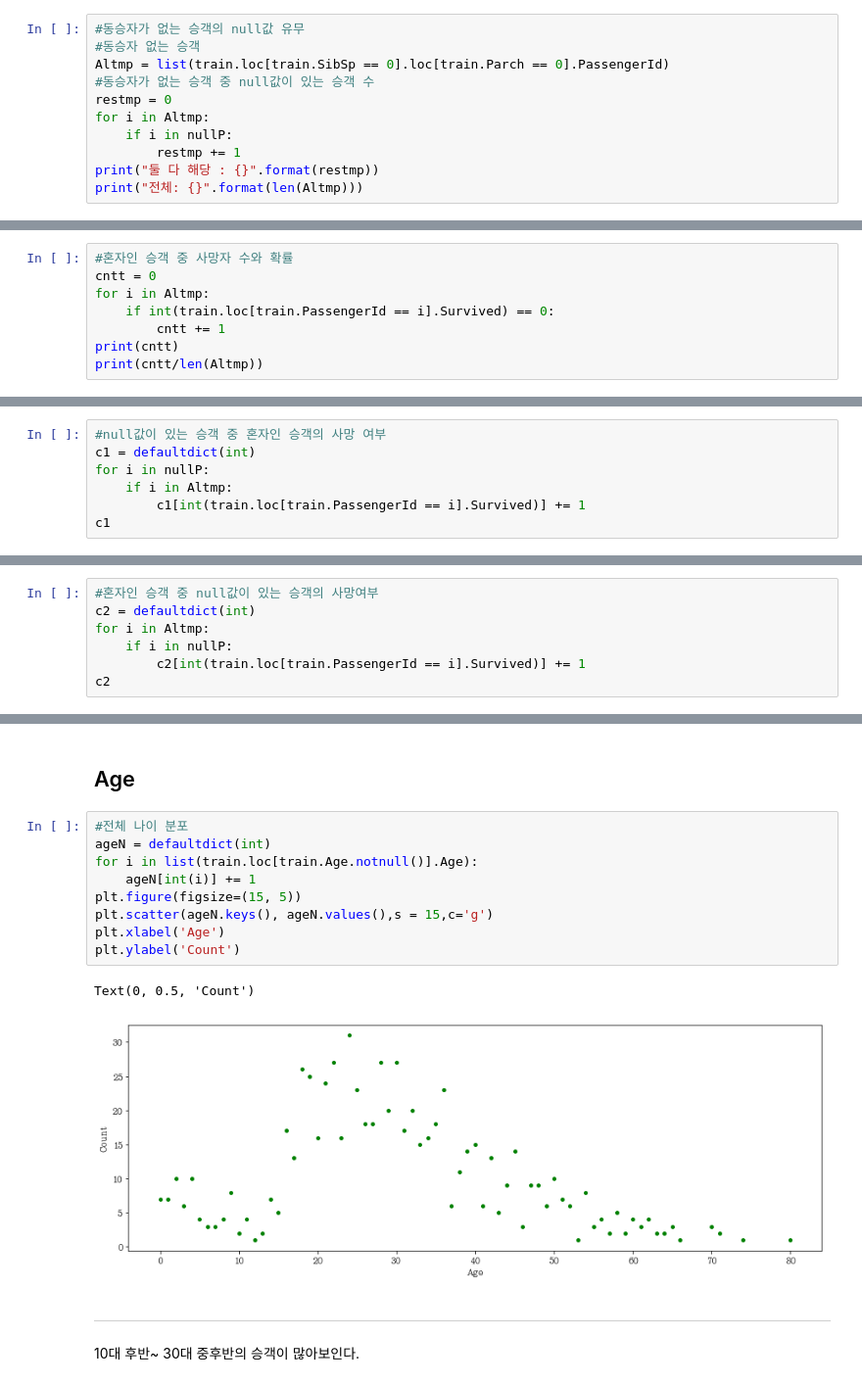
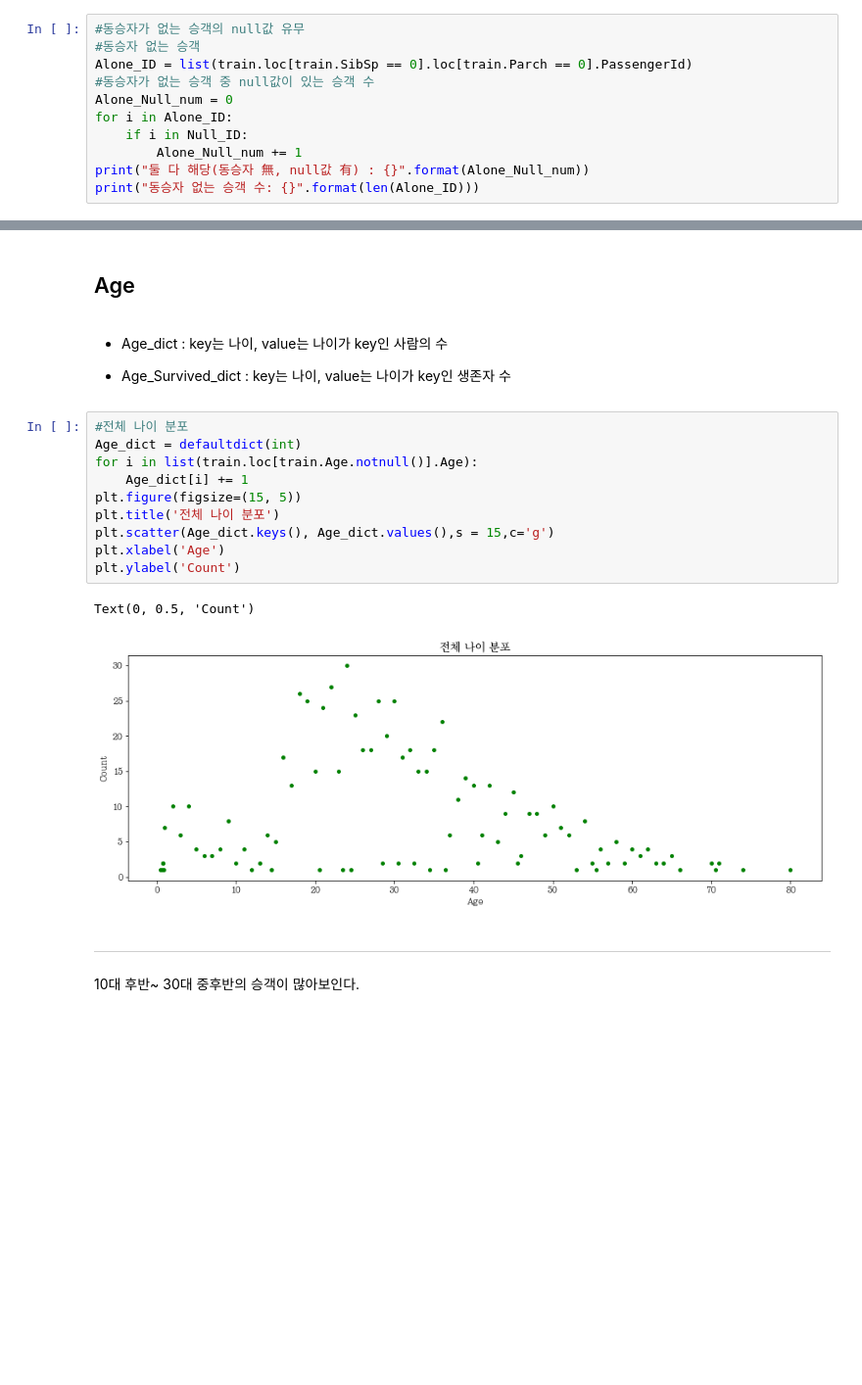
Before and after one commit to Abdumaleek/Kaggle-Titanic, a Jupyter notebook: New Titanic.ipynb, the cells around one changed output, grey strips where cells are left out. Shown at 98% size. Saved outputs shown, nothing was run; the diff lists cells and outputs as text; blank space fills up the shorter version.

```diff
--- a/New Titanic.ipynb
+++ b/New Titanic.ipynb
@@ -281,12 +239,12 @@ plt.show()
 # %%
 #동승자가 없는 승객의 null값 유무
 #동승자 없는 승객
-Altmp = list(train.loc[train.SibSp == 0].loc[train.Parch == 0].PassengerId)
+Alone_ID = list(train.loc[train.SibSp == 0].loc[train.Parch == 0].PassengerId)
 #동승자가 없는 승객 중 null값이 있는 승객 수
-restmp = 0
-for i in Altmp:
-    if i in nullP:
-        restmp += 1
-print("둘 다 해당 : {}".format(restmp))
-print("전체: {}".format(len(Altmp)))
+Alone_Null_num = 0
+for i in Alone_ID:
+    if i in Null_ID:
+        Alone_Null_num += 1
+print("둘 다 해당(동승자 無, null값 有) : {}".format(Alone_Null_num))
+print("동승자 없는 승객 수: {}".format(len(Alone_ID)))
 # %% [output]
@@ -295,8 +252,0 @@ print("전체: {}".format(len(Altmp)))
-# %%
-#혼자인 승객 중 사망자 수와 확률
-cntt = 0
-for i in Altmp:
-    if int(train.loc[train.PassengerId == i].Survived) == 0:
-        cntt += 1
-print(cntt)
-print(cntt/len(Altmp))
@@ -306,7 +252,0 @@ print(cntt/len(Altmp))
-# %%
-#null값이 있는 승객 중 혼자인 승객의 사망 여부
-c1 = defaultdict(int)
-for i in nullP:
-    if i in Altmp:
-        c1[int(train.loc[train.PassengerId == i].Survived)] += 1
-c1
@@ -315,7 +252,0 @@ defaultdict(int, {1: 115, 0: 343})
-# %%
-#혼자인 승객 중 null값이 있는 승객의 사망여부
-c2 = defaultdict(int)
-for i in Altmp:
-    if i in nullP:
-        c2[int(train.loc[train.PassengerId == i].Survived)] += 1
-c2
@@ -635,18 +581,24 @@ Cabin은 train뿐만 아니라 test데이터도 많은 양이 누락되어 있
 3. Pclass가 2이하이고, Fare가 전체 평균보다 낮다면 사망(0)에 +0.5
 # %% [markdown]
 ## Age
+# %% [markdown]
+- Age_dict : key는 나이, value는 나이가 key인 사람의 수
+
+
+- Age_Survived_dict : key는 나이, value는 나이가 key인 생존자 수
 # %%
 #전체 나이 분포
-ageN = defaultdict(int)
+Age_dict = defaultdict(int)
 for i in list(train.loc[train.Age.notnull()].Age):
-    ageN[int(i)] += 1
+    Age_dict[i] += 1
 plt.figure(figsize=(15, 5))
-plt.scatter(ageN.keys(), ageN.values(),s = 15,c='g')
+plt.title('전체 나이 분포')
+plt.scatter(Age_dict.keys(), Age_dict.values(),s = 15,c='g')
 plt.xlabel('Age')
 plt.ylabel('Count')
 # %% [output]
 Text(0, 0.5, 'Count')
-[figure, old version]
+[figure, new version]
 # %% [markdown]
 ----------------------------------------------
 10대 후반~ 30대 중후반의 승객이 많아보인다.
```
Also changed, not shown: parts of 53 cells of this notebook.
